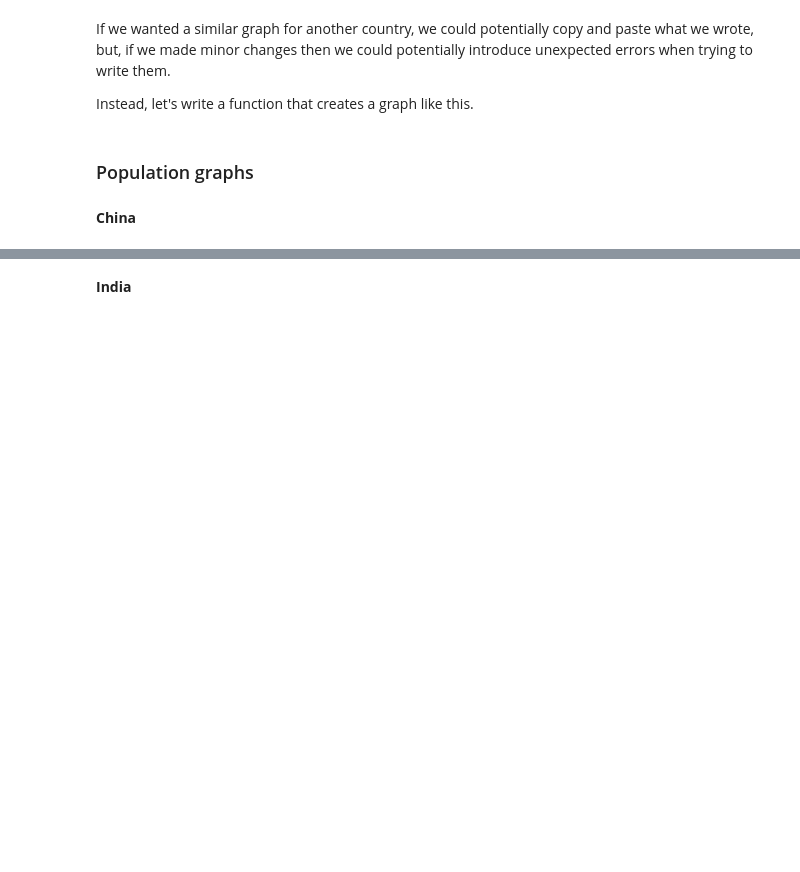
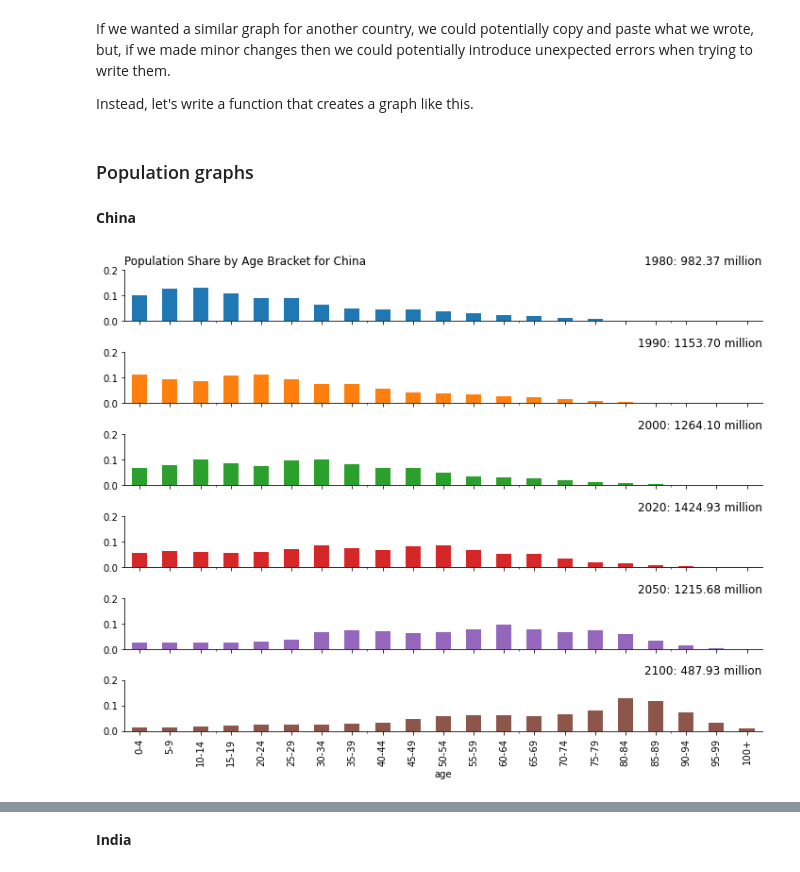
Before and after one commit to NYU-ComputationalSocialScience/ECON-GA-4003-F2022, a Jupyter notebook: lectures/L04_pandas_review/02_pandas_review_population.ipynb, the cells around one changed output, grey strips where cells are left out. Saved outputs shown, nothing was run; the diff lists cells and outputs as text; code cells hidden in the pictures; blank space fills up the shorter version.

```diff
--- a/lectures/L04_pandas_review/02_pandas_review_population.ipynb
+++ b/lectures/L04_pandas_review/02_pandas_review_population.ipynb
@@ -95,9 +137,9 @@ Many column names aren't easily typable or usable. We will resolve this by renam
 renamers = {
     "Variant": "variant",
     "Region, subregion, country or area *": "country",
-    "Country code": "alpha3",
+    "Location code": "alpha3",
     "Type": "type",
-    "Reference date (as of 1 July)": "year"
+    "Year": "year"
 }
 
 # Rename the columns and drop type column (since we've already restricted
@@ -112,3 +162,7 @@ df.head()
+# %%
+# There were missing years in certain columsn but we've eliminated them
+# so now we can move the year back to an integer as it should be
+df["year"] = df["year"].astype(int)
 # %% [markdown]
 **Reshaping**
 
@@ -147,7 +236,7 @@ Below, we'll begin plotting the age distributions of certain countries in differ
 
 To do this, we  will need `year` on the index and `age` as the columns.
 # %%
-china_sel = "country == 'China' & (variant=='Estimates' | variant=='Medium variant')"
+china_sel = "country == 'China' & (variant=='Estimates' | variant=='Medium')"
 df_china = (
     df.query(china_sel)
       .pivot_table(index="age", columns="year", values="value")
@@ -199,7 +294,7 @@ If we wanted a similar graph for another country, we could potentially copy and
 
 Instead, let's write a function that creates a graph like this.
 # %%
-def age_distribution_graph(data, country, years, forecast_variant="Medium variant"):
+def age_distribution_graph(data, country, years, forecast_variant="Medium"):
     # Subset the data
     sel = f"country == '{country}' & (variant=='Estimates' | variant=='{forecast_variant}')"
     plot_df = (
@@ -239,5 +334,7 @@ years_of_interest = [1980, 1990, 2000, 2020, 2050, 2100]
 # %% [markdown]
 **China**
 # %%
-age_distribution_graph(df, "China", years_of_interest, "Low variant");
+age_distribution_graph(df, "China", years_of_interest, "Low");
+# %% [output]
+[figure, added]
 # %%
```
Also changed, not shown: parts of 23 cells of this notebook.
